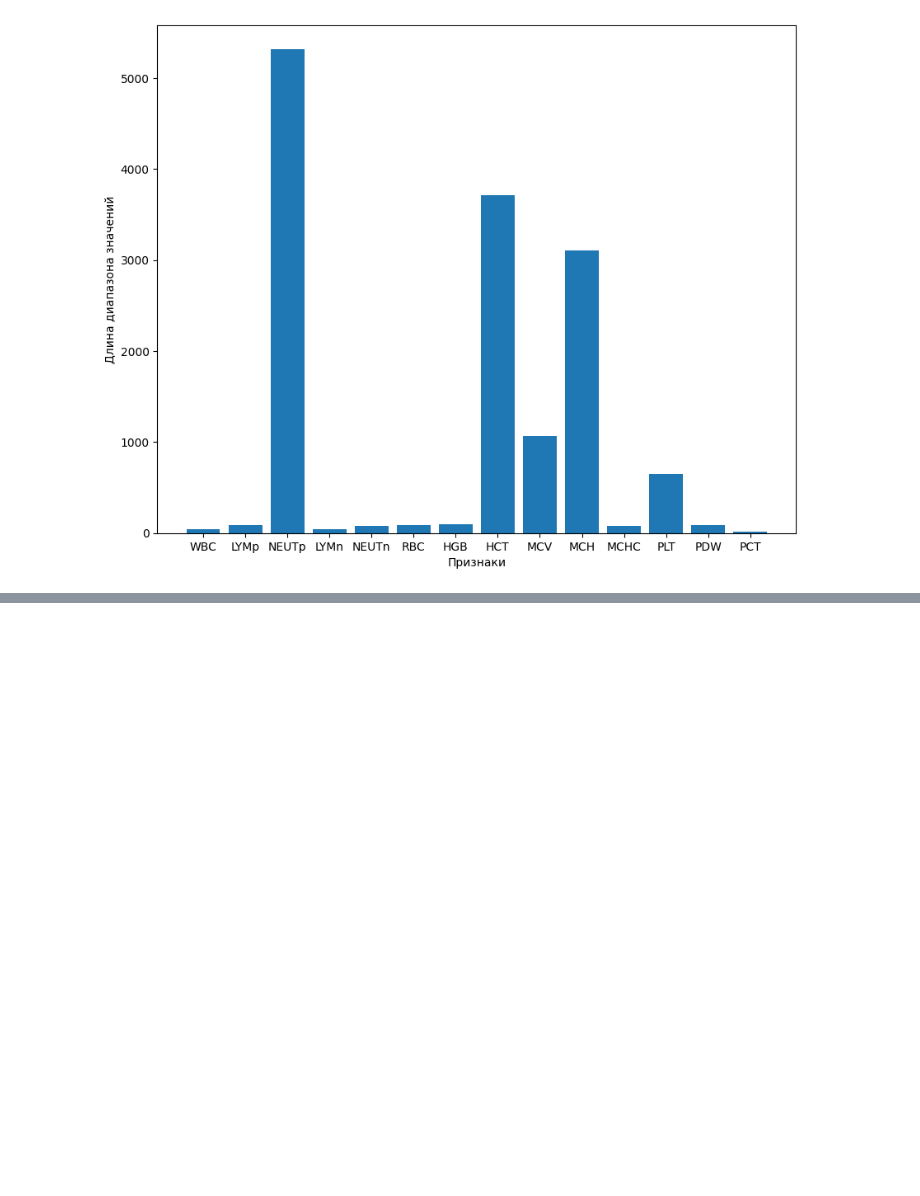
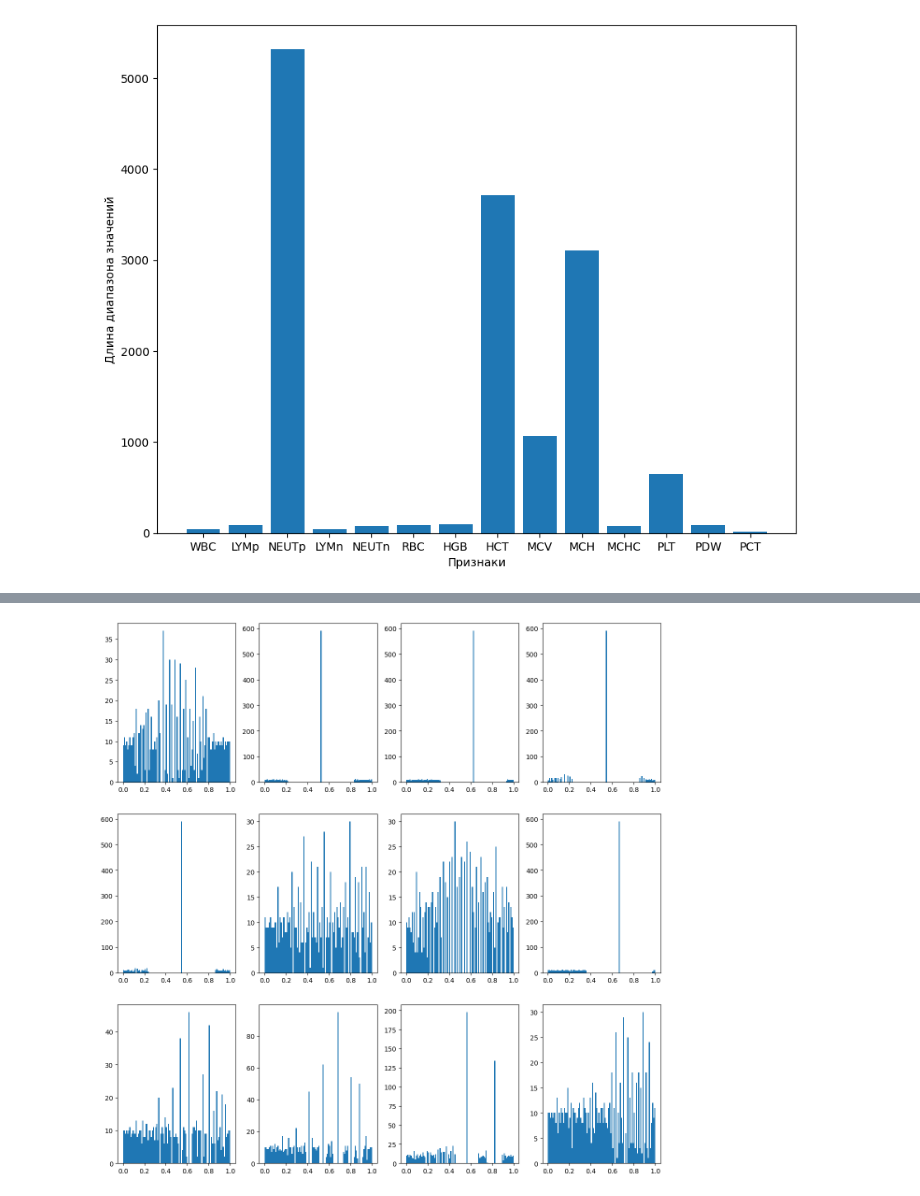
Before and after one commit to HowToKartoxa/ML_course_famcs, a Jupyter notebook: hw03_KNN/KNN.ipynb, the cells around one changed output, grey strips where cells are left out. Cells and saved outputs as stored; diff of their text form; code cells hidden in the pictures; blank space fills up the shorter version.

```diff
--- a/hw03_KNN/KNN.ipynb
+++ b/hw03_KNN/KNN.ipynb
@@ -119,0 +203,5 @@ plt.show()
+# %%
+tfu = QuantileTransformer(random_state=42, n_quantiles=df_train.shape[0], output_distribution='uniform')
+df_uniform = pd.DataFrame(tfu.fit_transform(df_train.select_dtypes('float64'))).join(df_train['Diagnosis'])
+df_uniform.columns = df_train.columns
+df_uniform.head()
@@ -119,0 +215,6 @@ plt.show()
+# %%
+for ax, title in zip(plt.figure(figsize=(15,15)).subplots(3, 4).ravel(), df_uniform.select_dtypes('number').columns):
+    ax.hist(df_uniform[title].values, bins=100)
+    ax.set_xlabel('')
+# %% [output]
+[figure, added]
```
Also changed, not shown: parts of 45 cells of this notebook.
